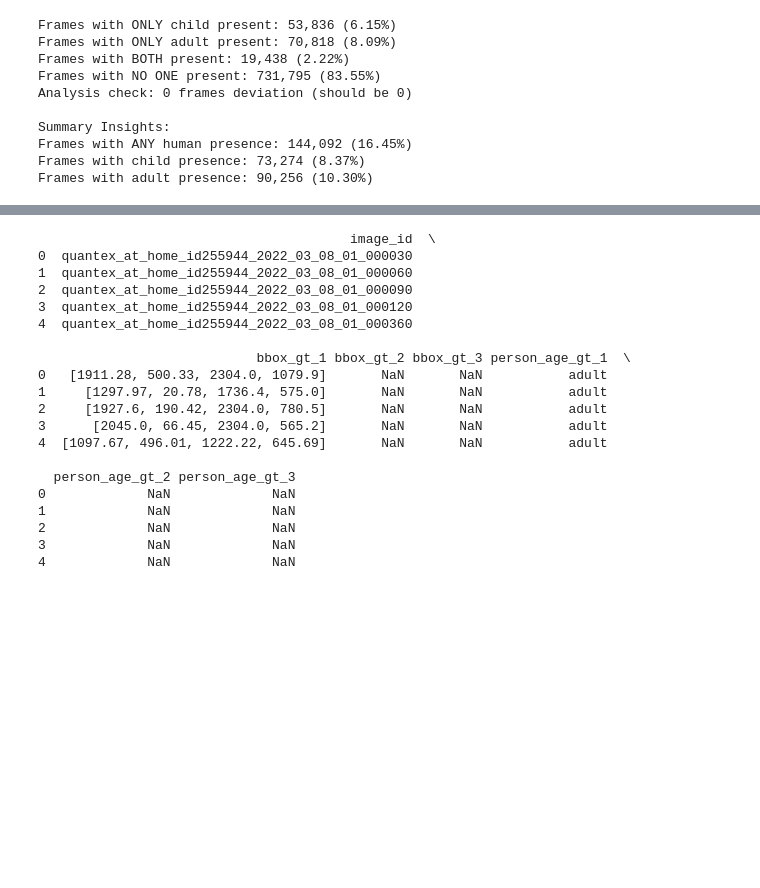
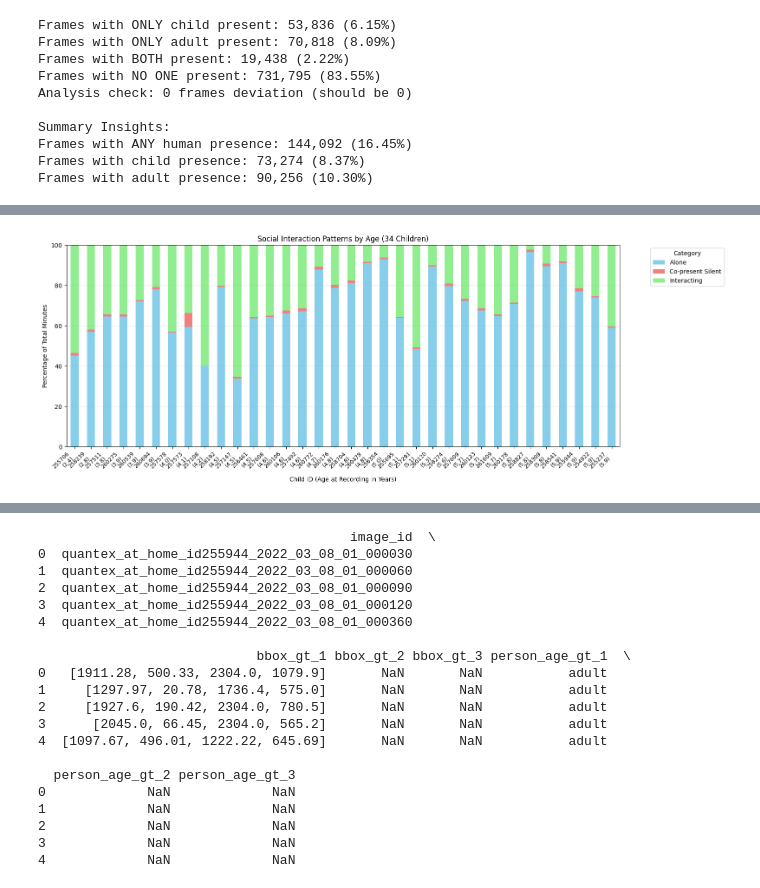
Before and after one commit to neleSuffo/preschool-social-ecology, a Jupyter notebook: src/results/rq_01/rq_01_analysis.ipynb, the cells around one changed output, grey strips where cells are left out. Saved outputs shown, nothing was run; the diff lists cells and outputs as text; code cells hidden in the pictures; blank space fills up the shorter version.

Commit message:
add plot for interaction segments

```diff
--- a/src/results/rq_01/rq_01_analysis.ipynb
+++ b/src/results/rq_01/rq_01_analysis.ipynb
@@ -337,0 +221,85 @@ segments_df[segments_df["video_id"]==25]
+# %%
+import re
+import pandas as pd
+import matplotlib.pyplot as plt
+
+# --- Step 1: Extract child_id from video_name if not already present ---
+def extract_child_id(video_name):
+    match = re.search(r'id(\d{6})', video_name)
+    return match.group(1) if match else None
+
+segments_df['child_id'] = segments_df['video_name'].apply(extract_child_id)
+
+# --- Step 2: Load the CSV with age info ---
+age_df = pd.read_csv("/home/nele_pauline_suffo/ProcessedData/age_group.csv")
+# Keep only first occurrence of each child_id
+age_df = age_df.drop_duplicates(subset='child_id', keep='first')[['child_id', 'age_at_recording']]
+
+# Ensure both are strings
+segments_df['child_id'] = segments_df['child_id'].astype(str)
+age_df['child_id'] = age_df['child_id'].astype(str)
+
+# --- Step 3: Aggregate duration per child and category ---
+duration_by_child_category = (
+    segments_df.groupby(['child_id', 'category'])['duration_sec']
+    .sum()
+    .unstack(fill_value=0) / 60  # convert to minutes
+)
+
+# Convert to percentages per child
+duration_by_child_category_pct = duration_by_child_category.div(duration_by_child_category.sum(axis=1), axis=0) * 100
+
+# --- Step 4: Only merge with children that have segment data ---
+print(f"Children in segments_df: {len(duration_by_child_category)}")
+print(f"Children in age_df: {len(age_df)}")
+
+# Only keep age data for children that have segments
+children_with_segments = set(duration_by_child_category.index)
+age_df_filtered = age_df[age_df['child_id'].isin(children_with_segments)]
+
+print(f"Children with both segment and age data: {len(age_df_filtered)}")
+print(f"Missing age data for children: {children_with_segments - set(age_df_filtered['child_id'])}")
+
+# Get a mapping from child_id to age
+child_age_map = age_df_filtered.set_index('child_id')['age_at_recording']
+
+# Sort child_ids by age (only those that exist in both datasets)
+common_children = child_age_map.index.intersection(duration_by_child_category.index)
+child_age_map = child_age_map.loc[common_children]
+duration_by_child_category_pct = duration_by_child_category_pct.loc[common_children]
+
+# Sort by age
+sorted_children = child_age_map.sort_values().index
+duration_by_child_category_pct = duration_by_child_category_pct.loc[sorted_children]
+child_age_map = child_age_map.loc[sorted_children]
+
+print(f"Final analysis includes {len(common_children)} children")
+
+# --- Step 5: Plot with age on x-axis and child_ids as tick labels ---
+fig, ax = plt.subplots(figsize=(16, 6))
+duration_by_child_category_pct.plot(kind='bar', stacked=True, ax=ax,
+                                   color=['skyblue', 'lightcoral', 'lightgreen'])
+
+# Replace x-ticks with child_id + age
+xtick_labels = [f"{cid}\n({child_age_map[cid]:.1f})" for cid in duration_by_child_category_pct.index]
+ax.set_xticks(range(len(duration_by_child_category_pct)))
+ax.set_xticklabels(xtick_labels, rotation=45, ha='right', fontsize=9)
+
+ax.set_ylabel('Percentage of Total Minutes')
+ax.set_xlabel('Child ID (Age at Recording in Years)')
+ax.set_title(f'Social Interaction Patterns by Age ({len(common_children)} Children)')
+ax.legend(title='Category', bbox_to_anchor=(1.05, 1), loc='upper left')
+ax.set_ylim(0, 100)
+
+# Add grid for better readability
+ax.grid(True, alpha=0.3, axis='y')
+
+plt.tight_layout()
+plt.show()
+
+# Print summary statistics
+print(f"\n=== AGE STATISTICS ===")
+print(f"Age range: {child_age_map.min():.1f} - {child_age_map.max():.1f} years")
+print(f"Mean age: {child_age_map.mean():.1f} years")
+print(f"Median age: {child_age_map.median():.1f} years")
+# %% [output]
@@ -337,0 +311 @@ segments_df[segments_df["video_id"]==25]
+[figure, added]
```
Also changed, not shown: parts of 9 cells of this notebook.
